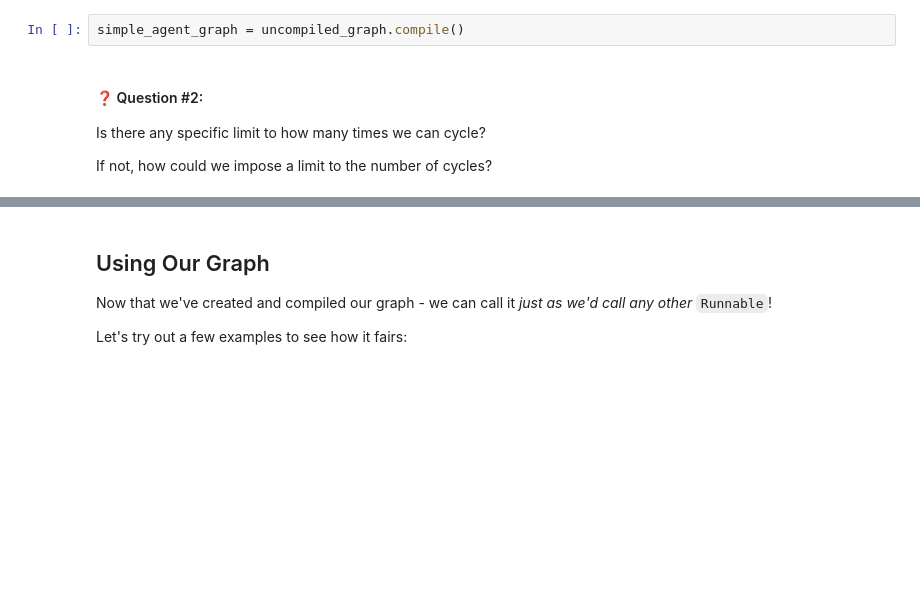
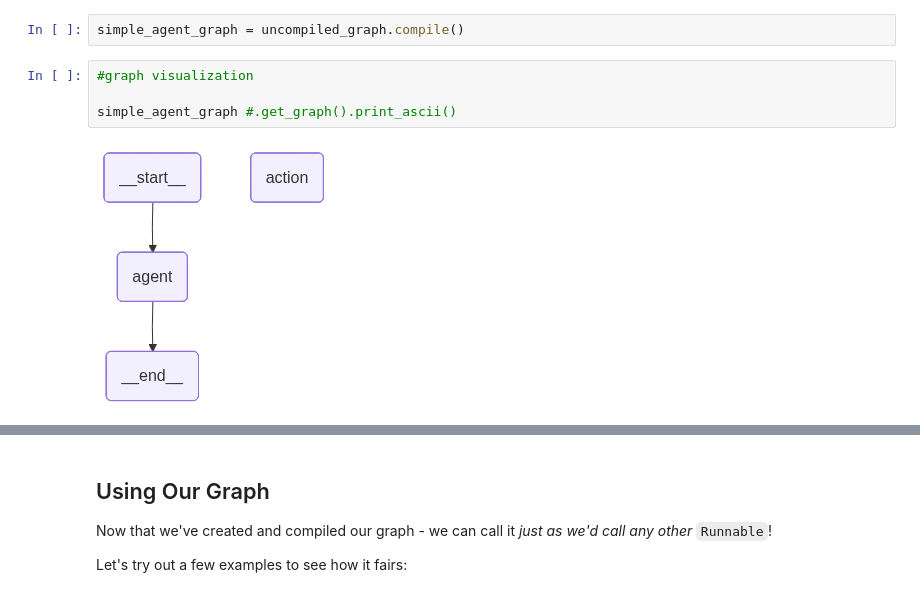
Before and after one commit to rafaeltuelho/AIE8, a Jupyter notebook: 05_Our_First_Agent_with_LangGraph/Introduction_to_LangGraph_for_Agents_Assignment_Version.ipynb, the cells around one changed output, grey strips where cells are left out. Saved outputs shown, nothing was run; the diff lists cells and outputs as text; blank space fills up the shorter version.

```diff
--- a/05_Our_First_Agent_with_LangGraph/Introduction_to_LangGraph_for_Agents_Assignment_Version.ipynb
+++ b/05_Our_First_Agent_with_LangGraph/Introduction_to_LangGraph_for_Agents_Assignment_Version.ipynb
@@ -236,9 +236,9 @@ Let's look at the final visualization.
 All that's left to do now is to compile our workflow - and we're off!
 # %%
 simple_agent_graph = uncompiled_graph.compile()
-# %% [markdown]
-#### ❓ Question #2:
-
-Is there any specific limit to how many times we can cycle?
-
-If not, how could we impose a limit to the number of cycles?
+# %%
+#graph visualization
+
+simple_agent_graph #.get_graph().print_ascii()
+# %% [output]
+[figure, added]
```
Also changed, not shown: parts of 8 cells of this notebook, 2 other files.
